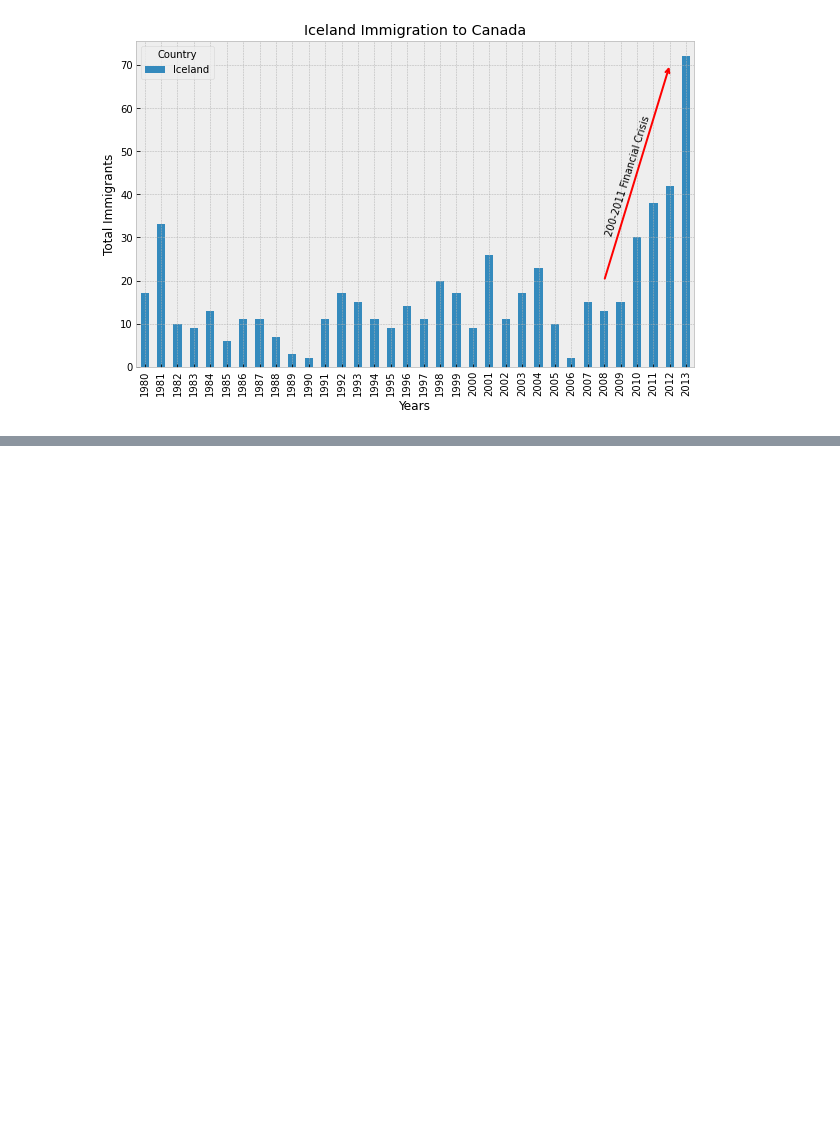
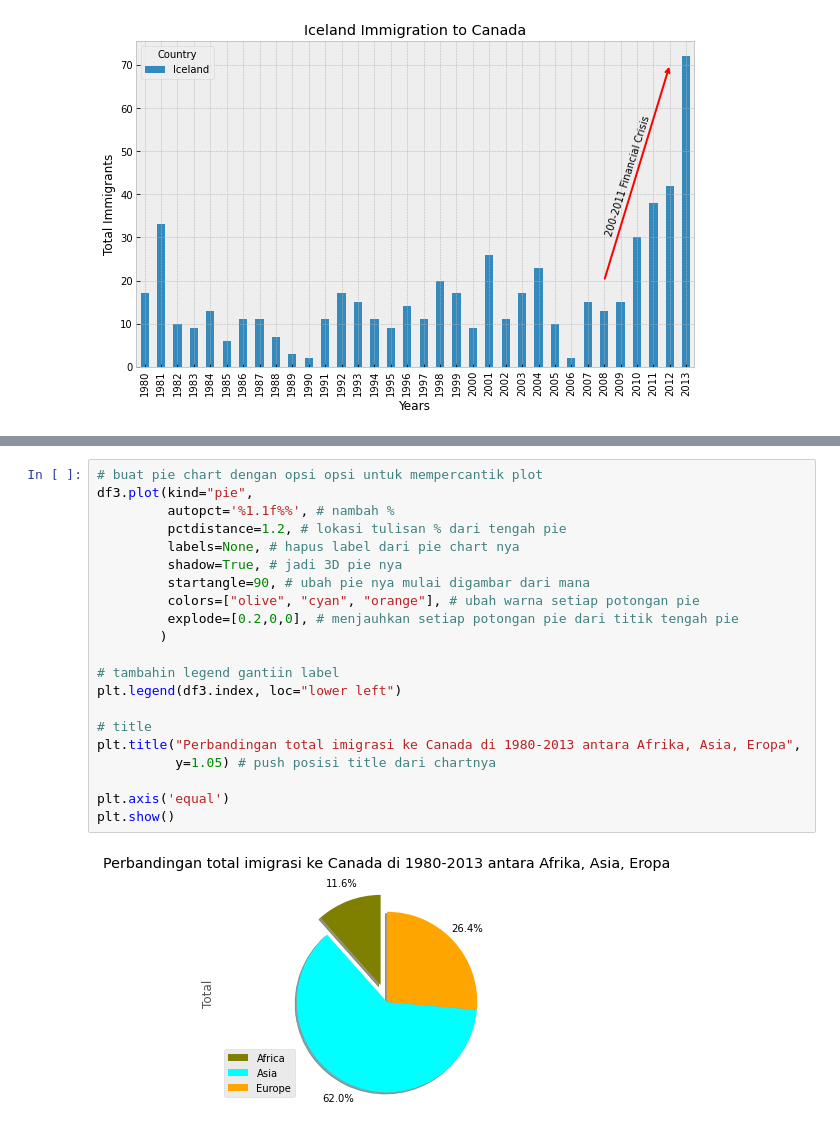
Before and after one commit to stefkwan-h8/pytn071, a Jupyter notebook: Sesi07.ipynb, the cells around one changed output, grey strips where cells are left out. Cells and saved outputs as stored; diff of their text form; blank space fills up the shorter version.

```diff
--- a/Sesi07.ipynb
+++ b/Sesi07.ipynb
@@ -447,0 +547,23 @@ Text(0, 0.5, 'Total Immigrants')
+# %%
+# buat pie chart dengan opsi opsi untuk mempercantik plot
+df3.plot(kind="pie",
+         autopct='%1.1f%%', # nambah %
+         pctdistance=1.2, # lokasi tulisan % dari tengah pie
+         labels=None, # hapus label dari pie chart nya
+         shadow=True, # jadi 3D pie nya
+         startangle=90, # ubah pie nya mulai digambar dari mana
+         colors=["olive", "cyan", "orange"], # ubah warna setiap potongan pie
+         explode=[0.2,0,0], # menjauhkan setiap potongan pie dari titik tengah pie
+        )
+
+# tambahin legend gantiin label
+plt.legend(df3.index, loc="lower left")
+
+# title
+plt.title("Perbandingan total imigrasi ke Canada di 1980-2013 antara Afrika, Asia, Eropa",
+          y=1.05) # push posisi title dari chartnya
+
+plt.axis('equal')
+plt.show()
+# %% [output]
+[figure, added]
```
Also changed, not shown: parts of 36 cells of this notebook.
